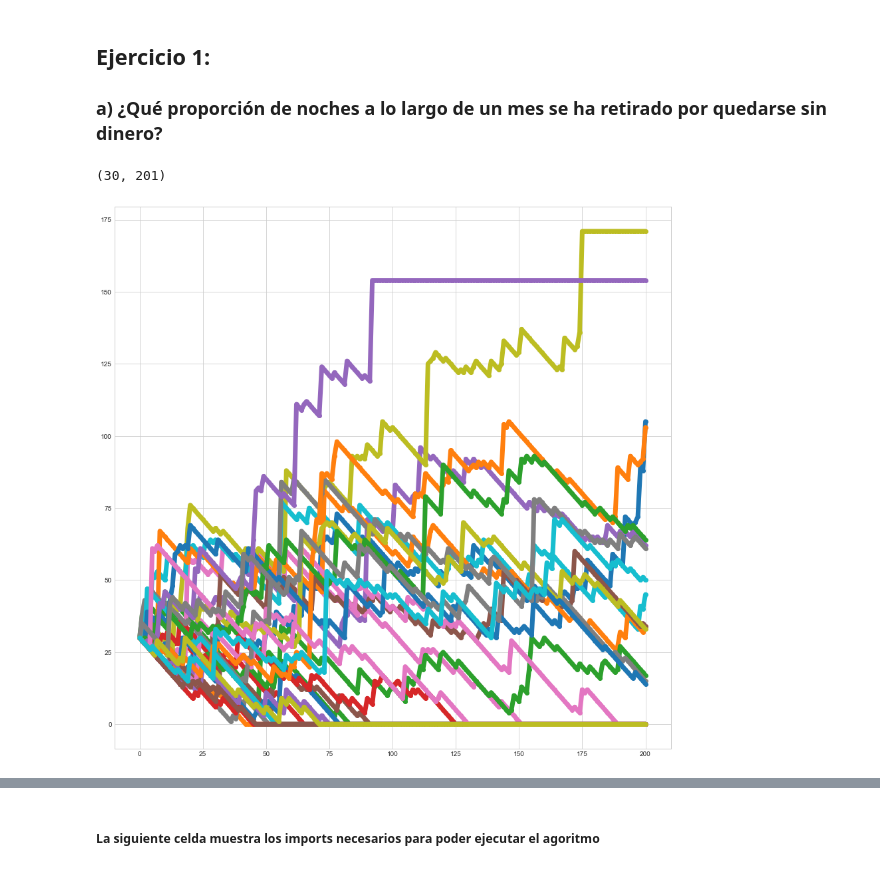
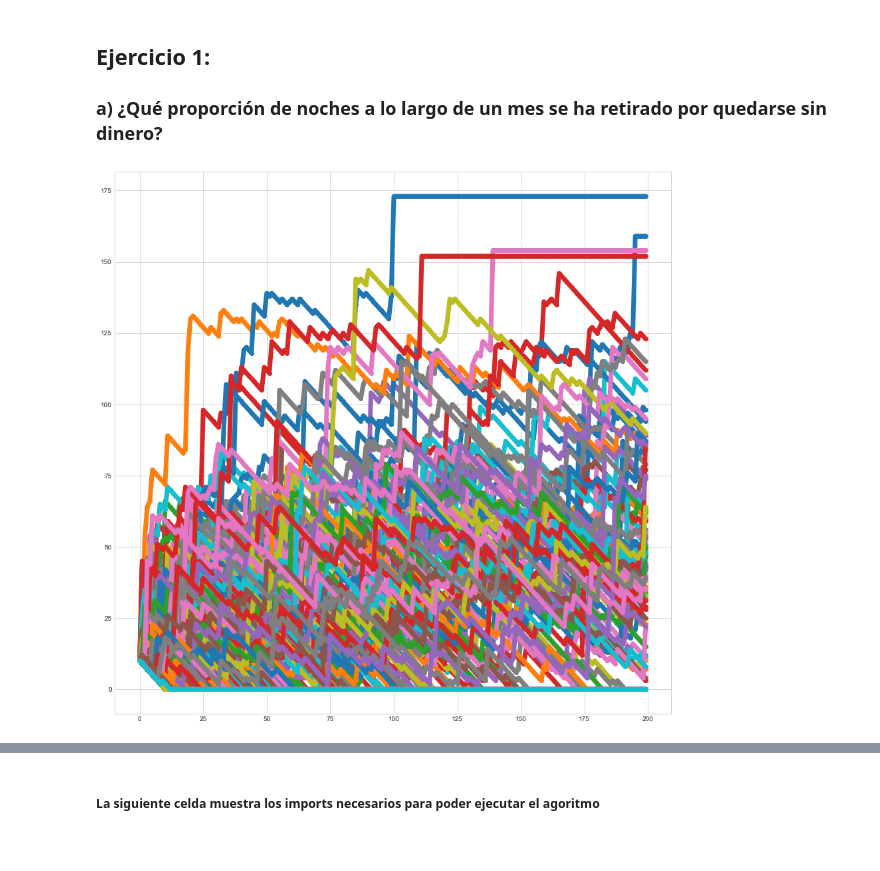
Before and after one commit to scaverod/GamblingMarkovChain, a Jupyter notebook: enunciado.ipynb, the cells around one changed output, grey strips where cells are left out. Saved outputs shown, nothing was run; the diff lists cells and outputs as text; code cells hidden in the pictures.

Commit message:
visualization of results

```diff
--- a/enunciado.ipynb
+++ b/enunciado.ipynb
@@ -74,8 +75,8 @@ p_bets_eq = [float(1/len(bets))]*len(bets)
 # %%
 LEAVE_WITH_MIN = 0
 LEAVE_WITH_MAX = 150
-NUM_GAMES = 30
-INITIAL_CHIPS = 30
+NUM_GAMES = 500
+INITIAL_CHIPS = 10
 # %% [markdown]
 ### Construir la matriz de transición
 
@@ -134,7 +135,4 @@ def simulate_night(matrix, gambling_random, NUM_GAMES, state):
         chips.append(simulate_game(chips[-1], matrix, gambling_random))
     return chips
 # %%
-a_chips = [simulate_night(matrix, gambling_random,200, INITIAL_CHIPS) for i in range(NUM_GAMES)]
-np.shape(a_chips)
+chips = [simulate_night(matrix, gambling_random,200, INITIAL_CHIPS) for i in range(NUM_GAMES)]
-# %% [output]
-(30, 201)
@@ -144,6 +139,7 @@ x = range(len(ys[0]))
 # %%
+x = range(len(chips[0]))
 plt.figure(figsize=(15, 15))
-for i,y in enumerate(ys):
+for i,y in enumerate(chips):
     plt.plot(x, y,linewidth=7.0,  marker='o')
 # %% [output]
-[figure, old version]
+[figure, new version]
```
Also changed, not shown: parts of 4 cells of this notebook.
